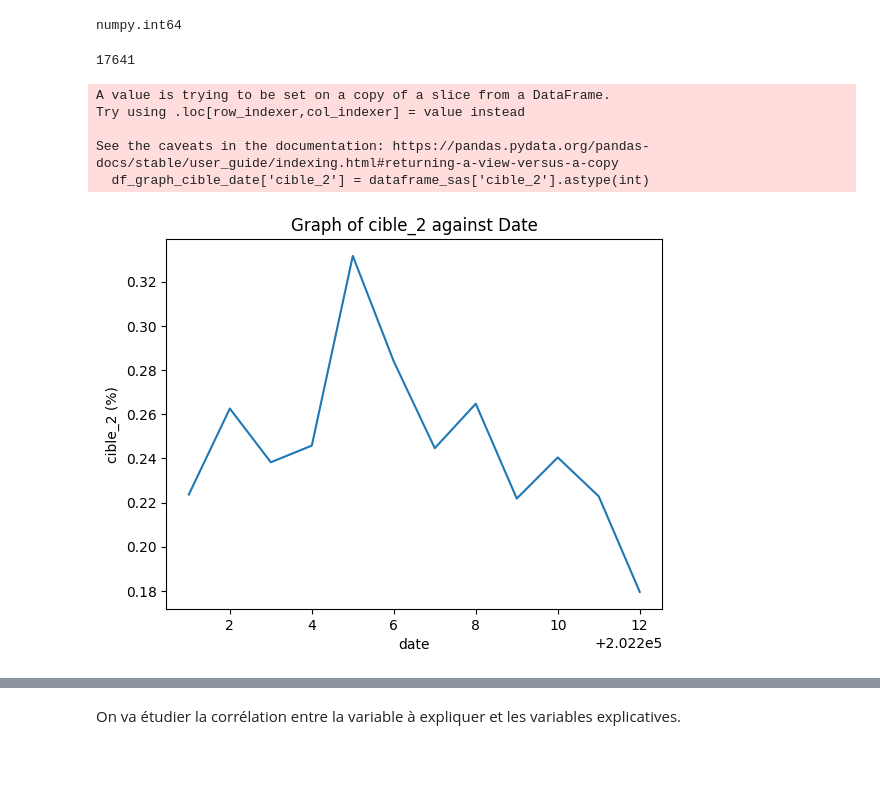
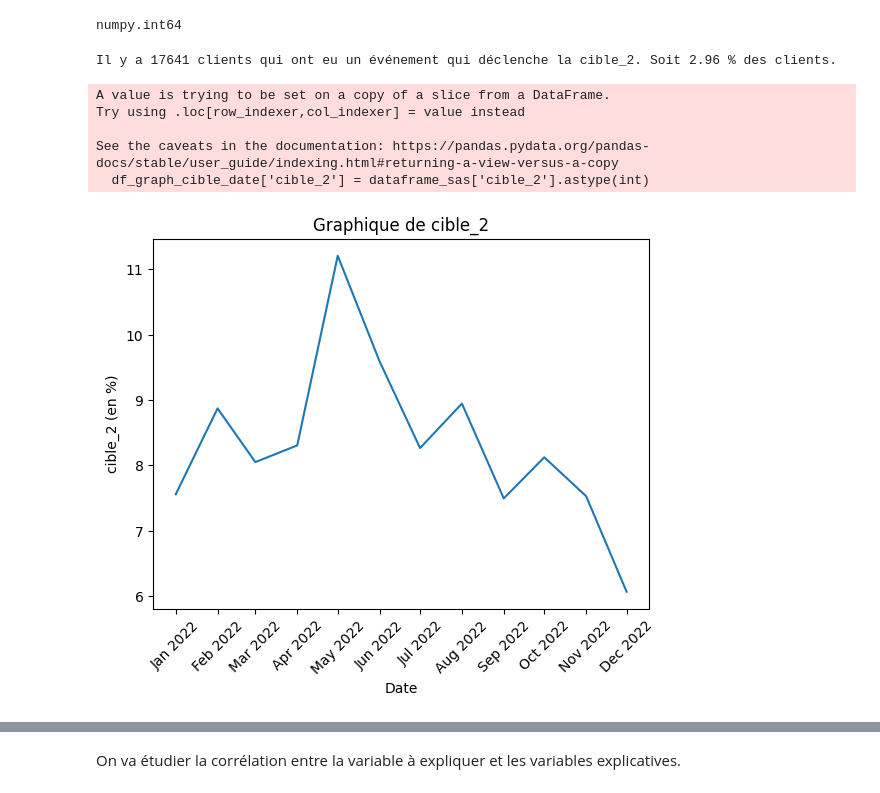
Before and after one commit to ceddx/projet-scoring, a Jupyter notebook: projet_scoring_ced.ipynb, the cells around one changed output, grey strips where cells are left out. Cells and saved outputs as stored; diff of their text form; code cells hidden in the pictures; blank space fills up the shorter version.

```diff
--- a/projet_scoring_ced.ipynb
+++ b/projet_scoring_ced.ipynb
@@ -126,33 +130,45 @@ Analyse descriptive :
 type((dataframe_sas['cible_2'].astype(int)).sum())
 # %% [output]
 numpy.int64
-# %%
-print((dataframe_sas['cible_2'].astype(int)).sum())
-# %% [output]
-17641
+# %%
+print('Il y a',(dataframe_sas['cible_2'].astype(int)).sum(),'clients qui ont eu un événement qui déclenche la cible_2. Soit',round((dataframe_sas['cible_2'].astype(int)).sum()/len(dataframe_sas)*100,2),'% des clients.')
+# %% [output]
+Il y a 17641 clients qui ont eu un événement qui déclenche la cible_2. Soit 2.96 % des clients.
 # %%
 import matplotlib.pyplot as plt
+import matplotlib.dates as mdates
 
 # Calculate the ratio cible_2/len(dataframe_sas)
 df_graph_cible_date = dataframe_sas[['cible_2','date']]
 df_graph_cible_date['cible_2'] = dataframe_sas['cible_2'].astype(int)
 
 # Group by date
 df_grouped = df_graph_cible_date.groupby('date').sum()
 
 # Calculate the percentage
-df_grouped['cible_2_percentage'] = df_grouped['cible_2'] / len(dataframe_sas) * 100
+df_grouped['cible_2_percentage'] = df_grouped['cible_2'] / len(dataframe_sas[dataframe_sas['cible_2'] == '1']) * 100
+
+# Convert the date column to datetime format
+df_grouped.index = pd.to_datetime(df_grouped.index, format='%Y%m')
 
 # Plot the graph
-plt.plot(df_grouped.index, df_grouped['cible_2_percentage'])
-plt.xlabel('date')
-plt.ylabel('cible_2 (%)')
-plt.title('Graph of cible_2 against Date')
+fig, ax = plt.subplots()
+ax.plot(df_grouped.index, df_grouped['cible_2_percentage'])
+
+# Set the x-axis tick format to display months
+ax.xaxis.set_major_locator(mdates.MonthLocator())
+ax.xaxis.set_major_formatter(mdates.DateFormatter('%b %Y'))
+
+plt.xlabel('Date')
+plt.ylabel('cible_2 (en %)')
+plt.title('Graphique de cible_2')
+plt.xticks(rotation=45)
+
 plt.show()
 # %% [output]
 A value is trying to be set on a copy of a slice from a DataFrame.
 Try using .loc[row_indexer,col_indexer] = value instead
 
 See the caveats in the documentation: https://pandas.pydata.org/pandas-docs/stable/user_guide/indexing.html#returning-a-view-versus-a-copy
   df_graph_cible_date['cible_2'] = dataframe_sas['cible_2'].astype(int)
-[figure, old version]
+[figure, new version]
```
Also changed, not shown: parts of 40 cells of this notebook, 1 other file.
